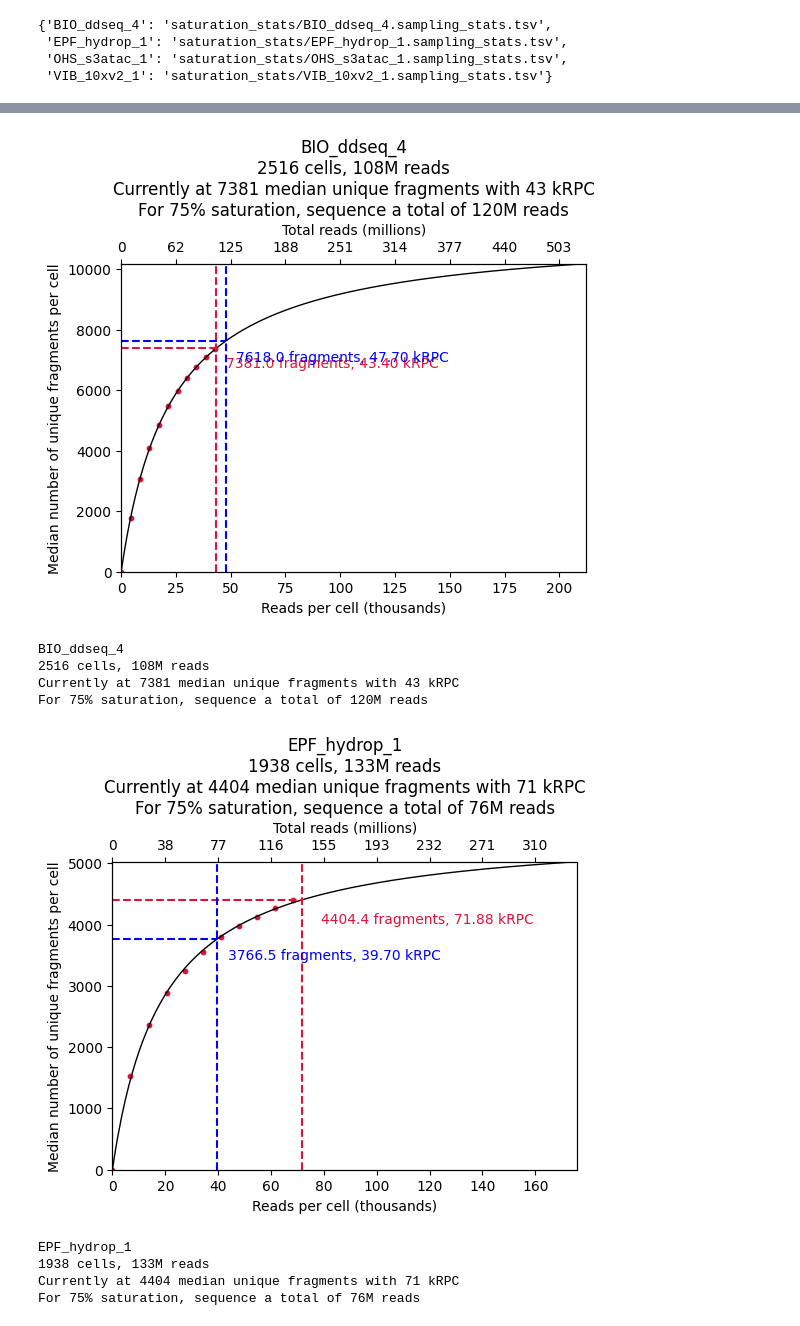
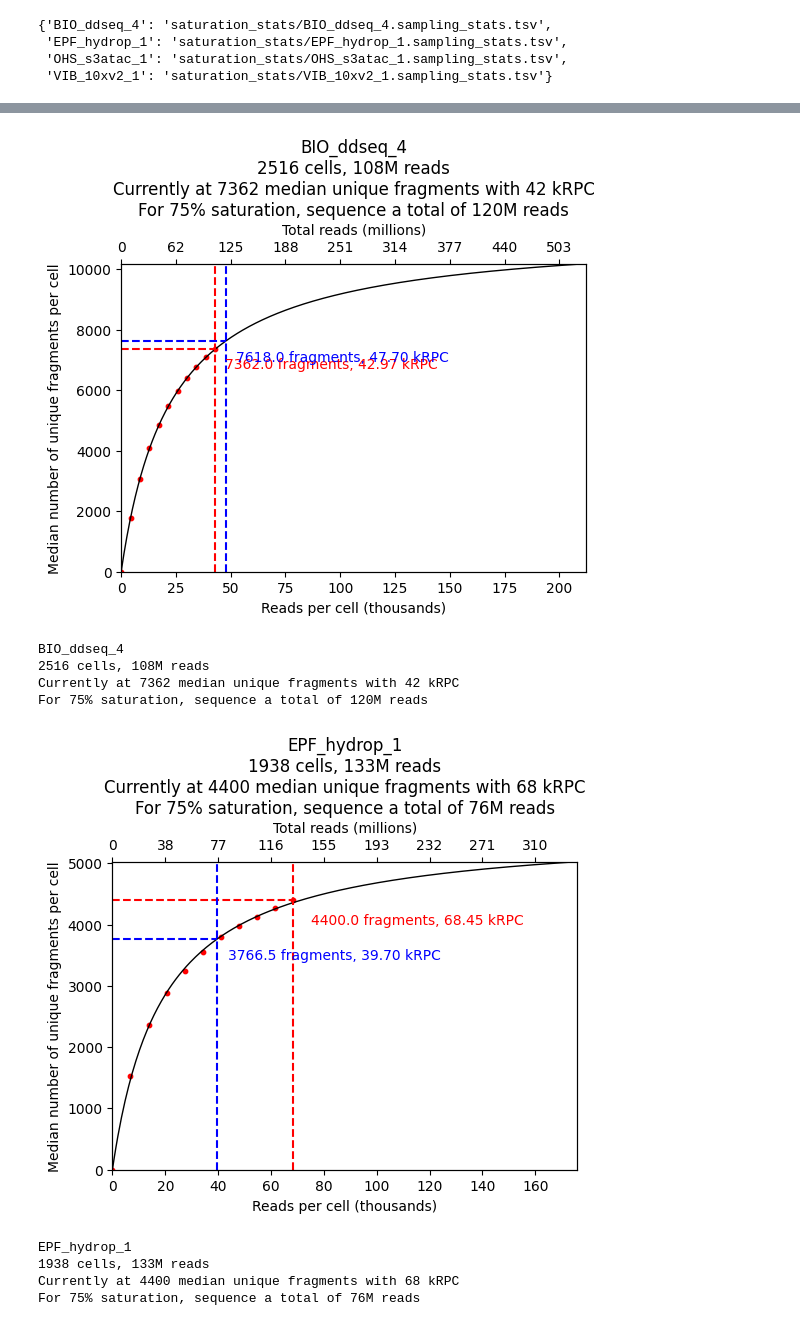
Before and after one commit to aertslab/PUMATAC_tutorial, a Jupyter notebook: 5a_qc_diagnosis_PUMATAC.ipynb, the cells around one changed output, grey strips where cells are left out. Cells and saved outputs as stored; diff of their text form; code cells hidden in the pictures.

```diff
--- a/5a_qc_diagnosis_PUMATAC.ipynb
+++ b/5a_qc_diagnosis_PUMATAC.ipynb
@@ -865,9 +666,0 @@ if verbose:
-# %%
-selected_cells_path_dict = {
-    x.split("/")[-1].split(f"__")[0].split(".")[0]: x
-    for x in sorted(
-        glob.glob(f"../{downsample_rate}_3_cistopic_consensus/selected_barcodes/*.pkl")
-    )
-}
-if verbose:
-    print(selected_cells_path_dict)
@@ -969,6 +700,11 @@ for filepath in glob.glob("selected_barcodes/*pkl"):
     with open(filepath, "rb") as f:
         selected_barcodes = list(pickle.load(f))
     selected_barcodes = [x.split("___")[0] for x in selected_barcodes]
+    newfilepath = filepath.replace(".pkl", ".RAW.txt")
+    with open(newfilepath, "w") as fp:
+        for item in selected_barcodes:
+            fp.write("%s\n" % item)
+
     selected_barcodes_dict[sample] = selected_barcodes
 selected_barcodes_dict.keys()
 # %% [output]
@@ -1335,7 +1066,7 @@ if not os.path.exists(saturation_stats_path):
 # %%
 sampling_stats_path_dict = {
     x.split("/")[-1].split(".sampling")[0]: x
-    for x in sorted(glob.glob(f"{saturation_stats_path}/*.sampling_stats_updated.tsv"))
+    for x in sorted(glob.glob(f"{saturation_stats_path}/*.sampling_stats.tsv"))
 }
 sampling_stats_path_dict
 # %% [output]
@@ -1386,0 +1112,14 @@ Saving statistics in "saturation_stats/VIB_10xv2_1.sampling_stats.tsv".
+# %%
+raw_barcode_path = {
+    os.path.basename(x).split("_bc")[0]: x
+    for x in glob.glob("selected_barcodes/*RAW.txt")
+}
+script_path = (
+    "PUMATAC_dependencies/single_cell_toolkit/calculate_saturation_from_fragments.py"
+)
+sif_path = "PUMATAC_dependencies/jupyter_kernels/20230419_pycistopic.sif"
+for sample, path in fragments_paths_dict.items():
+    command = f"singularity exec -B /lustre1,/staging,/data {sif_path} python {script_path} -i {path} -o {saturation_stats_path}/{sample} -c {raw_barcode_path[sample]} -s {','.join([str(x) for x in sampling_fractions])} &"
+
+    print(command)
+    print("\n")
@@ -1460,24 +1212,22 @@ for sample, filepath in sampling_stats_path_dict.items():
     # plot model
     ax.plot(x_fit, MM(x_fit, *best_fit_ab), label="fitted", c="black", linewidth=1)
     # plot raw data
-    ax.scatter(x=x_data, y=y_data, c="crimson", s=10)
+    ax.scatter(x=x_data, y=y_data, c="red", s=10)
 
     # mark curent saturation
     curr_x_idx = np.where(y_fit >= max(y_data))[0][0]
-    curr_x_coef = x_fit[curr_x_idx]
-    curr_y_coef = y_fit[curr_x_idx]
+    curr_x_coef = max(x_data)
+    curr_y_coef = max(y_data)
     if plot_current_saturation == True:
-        ax.plot([curr_x_coef, curr_x_coef], [0, 9999999], linestyle="--", c="crimson")
-        ax.plot(
-            [0, curr_x_coef], [curr_y_coef, curr_y_coef], linestyle="--", c="crimson"
-        )
+        ax.plot([curr_x_coef, curr_x_coef], [0, 9999999], linestyle="--", c="red")
+        ax.plot([0, curr_x_coef], [curr_y_coef, curr_y_coef], linestyle="--", c="red")
         ax.text(
             x=curr_x_coef * 1.1,
             y=curr_y_coef * 0.9,
             s=str(round(curr_y_coef, 1))
             + " fragments, {:.2f}".format(curr_x_coef)
             + " kRPC",
-            c="crimson",
+            c="red",
             ha="left",
             va="bottom",
         )
@@ -1512,37 +1262,37 @@ for sample, filepath in sampling_stats_path_dict.items():
 
     # add second axis
     ax2 = ax.twiny()
     ax2.set_xticks(ax.get_xticks())
     upper_xticklabels = [
         str(int(x)) for x in ax.get_xticks() * n_cells_dict[sample] / 1000
     ]
     ax2.set_xticklabels(upper_xticklabels)
     ax2.set_xlabel("Total reads (millions)")
     ax2.set_xlim([0, x_max])
 
     # save figure
     ax.set_xlabel("Reads per cell (thousands)")
 
     # plt.yscale("log")
     # ax.set_xscale("log")
 
     ax.set_ylabel("Median number of unique fragments per cell")
     title_str = f"{sample}\n{n_cells_dict[sample]} cells, {round(read_count_dict[sample]/1000000)}M reads\nCurrently at {int(curr_y_coef)} median unique fragments with {int(curr_x_coef)} kRPC\nFor {int(percentage_toplot*100)}% saturation, sequence a total of {int(x_coef*n_cells_dict[sample]/1000)}M reads"
     ax.set_title(title_str)
 
     plt.savefig(f"plots_qc/{sample}_{y_axis}_saturation.png", dpi=300)
     plt.show()
 
     plt.close()
     print(title_str)
 # %% [output]
-[figure, old version]
+[figure, new version]
 BIO_ddseq_4
 2516 cells, 108M reads
-Currently at 7381 median unique fragments with 43 kRPC
+Currently at 7362 median unique fragments with 42 kRPC
 For 75% saturation, sequence a total of 120M reads
-[figure, old version]
+[figure, new version]
 EPF_hydrop_1
 1938 cells, 133M reads
-Currently at 4404 median unique fragments with 71 kRPC
+Currently at 4400 median unique fragments with 68 kRPC
 For 75% saturation, sequence a total of 76M reads
```
Also changed, not shown: parts of 107 cells of this notebook, 10 other files.
